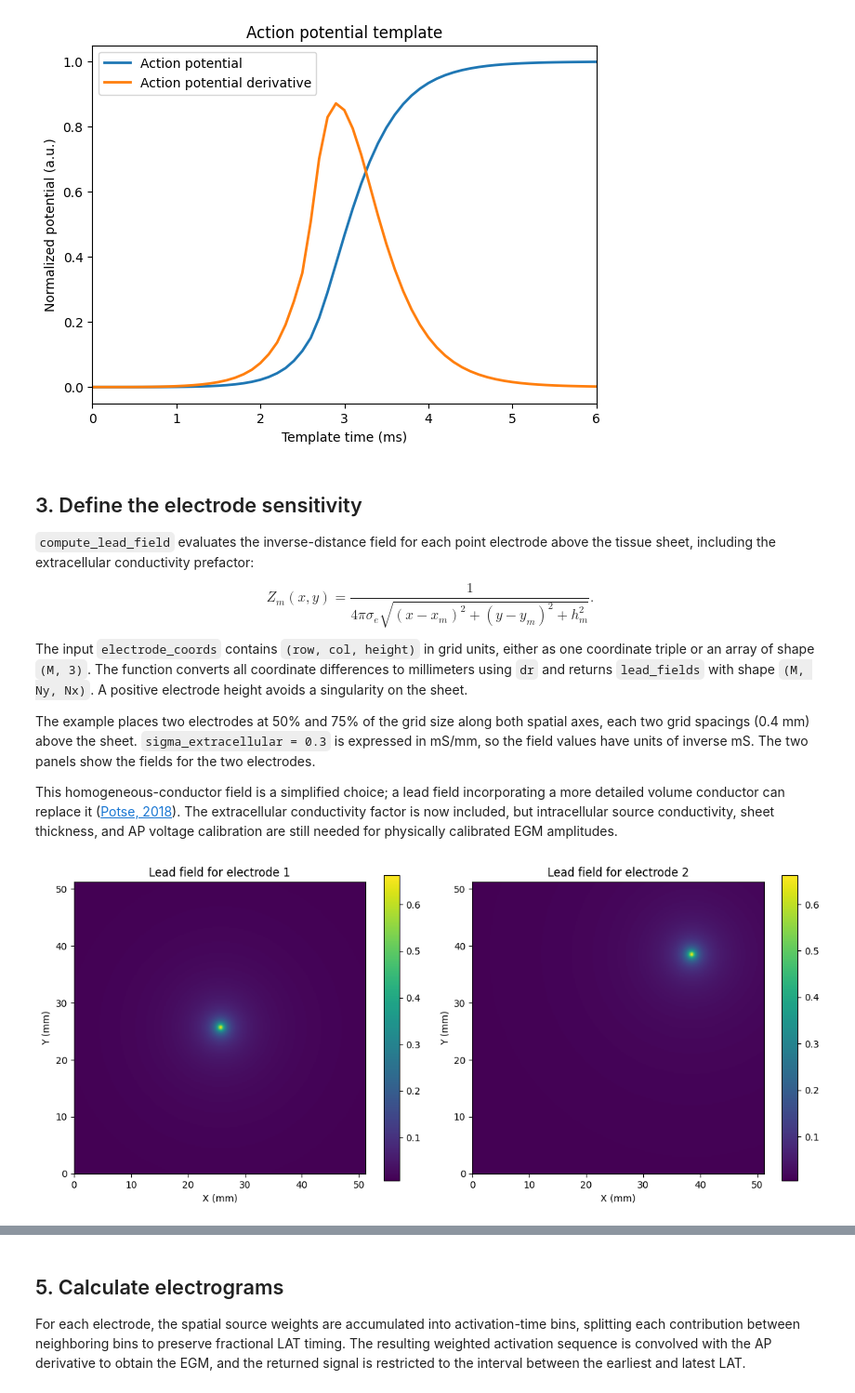
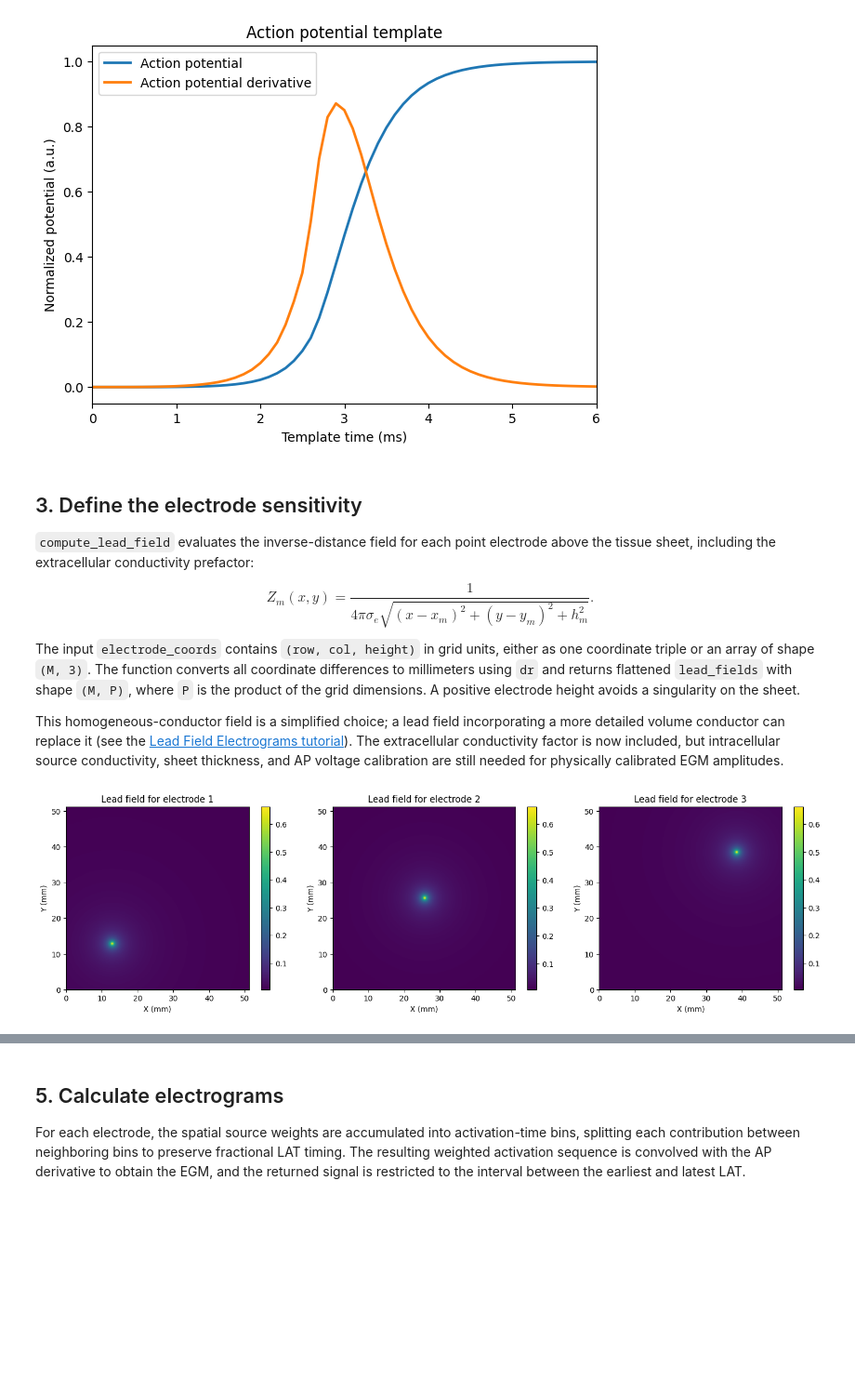
Before and after one commit to finitewave/Finitewave-Tools, a Jupyter notebook: Tutorials/LAT based Electrograms.ipynb, the cells around one changed output, grey strips where cells are left out. Shown at 93% size. Saved outputs shown, nothing was run; the diff lists cells and outputs as text; code cells hidden in the pictures; blank space fills up the shorter version.

```diff
--- a/Tutorials/LAT based Electrograms.ipynb
+++ b/Tutorials/LAT based Electrograms.ipynb
@@ -159,73 +167,69 @@ $$
 Z_m(x,y)=\frac{1}{4\pi\sigma_e\sqrt{(x-x_m)^2+(y-y_m)^2+h_m^2}}.
 $$
 
-The input `electrode_coords` contains `(row, col, height)` in grid units, either as one coordinate triple or an array of shape `(M, 3)`. The function converts all coordinate differences to millimeters using `dr` and returns `lead_fields` with shape `(M, Ny, Nx)`. A positive electrode height avoids a singularity on the sheet.
+The input `electrode_coords` contains `(row, col, height)` in grid units, either as one coordinate triple or an array of shape `(M, 3)`. The function converts all coordinate differences to millimeters using `dr` and returns flattened `lead_fields` with shape `(M, P)`, where `P` is the product of the grid dimensions. A positive electrode height avoids a singularity on the sheet.
 
-The example places two electrodes at 50% and 75% of the grid size along both spatial axes, each two grid spacings (0.4 mm) above the sheet. `sigma_extracellular = 0.3` is expressed in mS/mm, so the field values have units of inverse mS. The two panels show the fields for the two electrodes.
-
-This homogeneous-conductor field is a simplified choice; a lead field incorporating a more detailed volume conductor can replace it ([Potse, 2018](https://doi.org/10.3389/fphys.2018.00370)). The extracellular conductivity factor is now included, but intracellular source conductivity, sheet thickness, and AP voltage calibration are still needed for physically calibrated EGM amplitudes.
+This homogeneous-conductor field is a simplified choice; a lead field incorporating a more detailed volume conductor can replace it (see the [Lead Field Electrograms tutorial](<Lead Field Electrograms.ipynb>)). The extracellular conductivity factor is now included, but intracellular source conductivity, sheet thickness, and AP voltage calibration are still needed for physically calibrated EGM amplitudes.
 # %%
-sigma_extracellular = 0.3  # mS/mm
 
 def compute_lead_field(electrode_coords, shape, dr, sigma_extracellular=0.3):
-    """Compute the lead field as an inverse distance function on a 2D grid.
+    """Compute the lead field as an inverse distance function on a 2D or 3D grid.
 
     Parameters
     ----------
-    electrode_coords : tuple of float
-        Coordinates of the electrode in grid units (row, col, height).
+    electrode_coords : array_like, shape (3,) or (M, 3)
+        Electrode coordinates in grid units, ordered by mesh axis.
+        For a 2D grid, the third coordinate is height above the sheet.
     shape : tuple of int
-        Shape of the 2D grid (rows, cols).
+        Grid shape.
     dr : float
         Grid spacing in mm.
     sigma_extracellular : float, optional
         Extracellular conductivity in mS/mm (default: 0.3).
 
     Returns
     -------
-    lead_field : ndarray
-        Computed lead field values on the grid.
+    lead_field : ndarray, shape (M, P)
+        Lead fields in flattened grid order, P is the size of the grid.
+        Values have units of inverse mS for the specified input units.
     """
-    electrode_coords = np.array(electrode_coords)
-    if electrode_coords.ndim == 1:
-        electrode_coords = electrode_coords[np.newaxis, :]
+    electrode_coords = np.atleast_2d(electrode_coords)
 
-    row, col = np.indices(shape)
-    row_offset = (electrode_coords[:, 0, None, None] - row[None, ...]) * dr
-    col_offset = (electrode_coords[:, 1, None, None] - col[None, ...]) * dr
-    height_offset = electrode_coords[:, 2, None, None] * dr
+    if len(shape) == 2:
+        shape = (shape[0], shape[1], 1)
+
+    x, y, z = np.indices(shape)
+    coords = np.stack((x.ravel(), y.ravel(), z.ravel()), axis=-1)
+
+    distance = dr * np.linalg.norm(coords[None, :, :] -
+                                   electrode_coords[:, None, :], axis=-1)
 
     coeff = 1 / (4 * np.pi * sigma_extracellular)
-    distance = np.sqrt(row_offset**2 + col_offset**2 + height_offset**2)
     lead_field = coeff / distance
 
     return lead_field
 
 
-row, col = np.indices(lats.shape)
-row_offset = row - grid_size // 2
-col_offset = col - grid_size // 2
 height_offset = 2
-
-electrode_coords = [(0.50 * grid_size, 0.50 * grid_size, height_offset),
+electrode_coords = [(0.25 * grid_size, 0.25 * grid_size, height_offset),
+                    (0.50 * grid_size, 0.50 * grid_size, height_offset),
                     (0.75 * grid_size, 0.75 * grid_size, height_offset)]
 
-lead_fields = compute_lead_field(electrode_coords, lats.shape, dr=dr,
-                                 sigma_extracellular=sigma_extracellular)
-lead_field = lead_fields[1]  # Use the lead field for the first electrode
+lead_fields = compute_lead_field(electrode_coords, lats.shape, dr=dr)
 
-fig, axs = plt.subplots(1, 2, figsize=(12, 5))
+fig, axs = plt.subplots(1, len(electrode_coords), figsize=(15, 4))
 for i, ax in enumerate(axs):
-    im = ax.imshow(lead_fields[i], cmap="viridis", origin="lower",
+    im = ax.imshow(lead_fields[i].reshape(lats.shape),
+                   cmap="viridis", origin="lower",
                    extent=[0, grid_size * dr, 0, grid_size * dr])
     ax.set_title(f"Lead field for electrode {i + 1}")
     ax.set_xlabel("X (mm)")
     ax.set_ylabel("Y (mm)")
     fig.colorbar(im, ax=ax)
 plt.tight_layout()
 plt.show()
 # %% [output]
-[figure, old version]
+[figure, new version]
 # %% [markdown]
 ## 4. Form the spatial source weights
 
```
Also changed, not shown: parts of 7 cells of this notebook, 17 other files.
